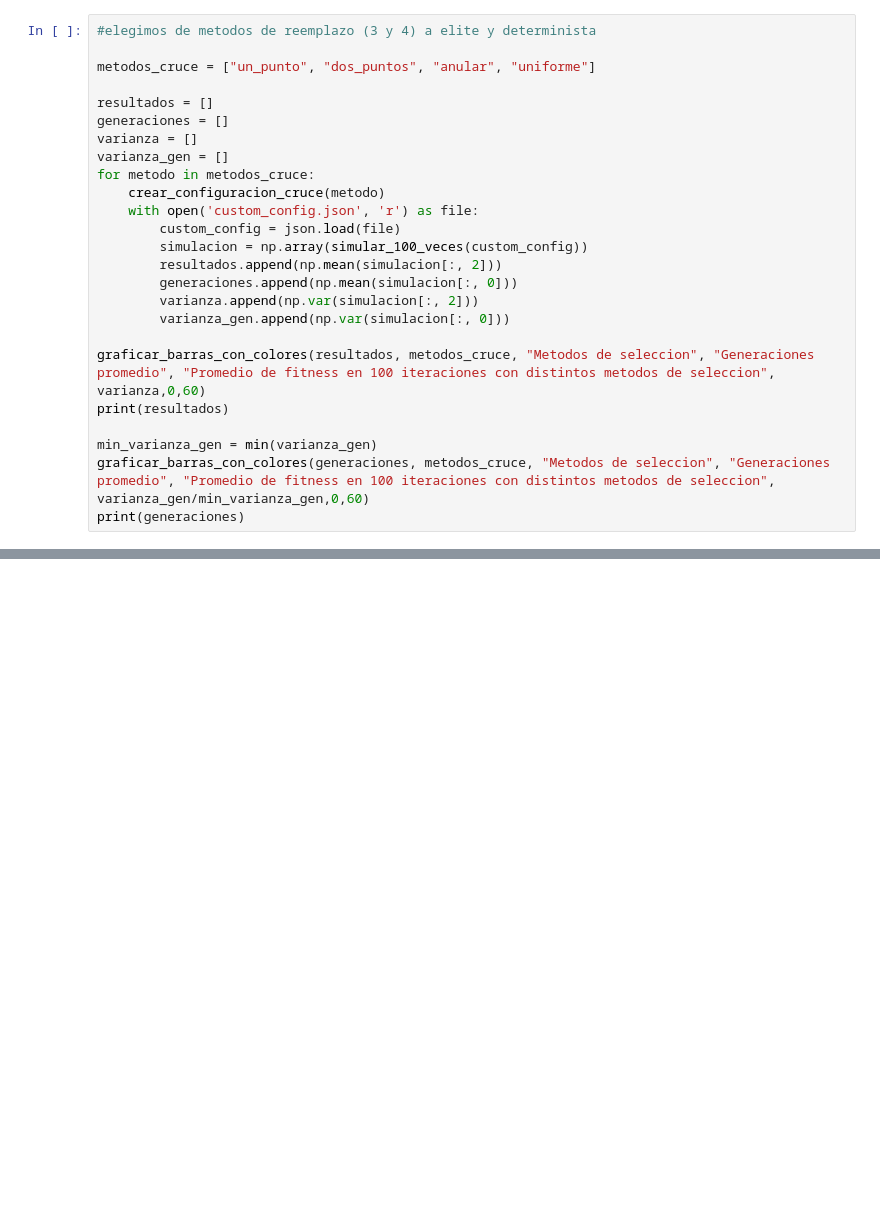
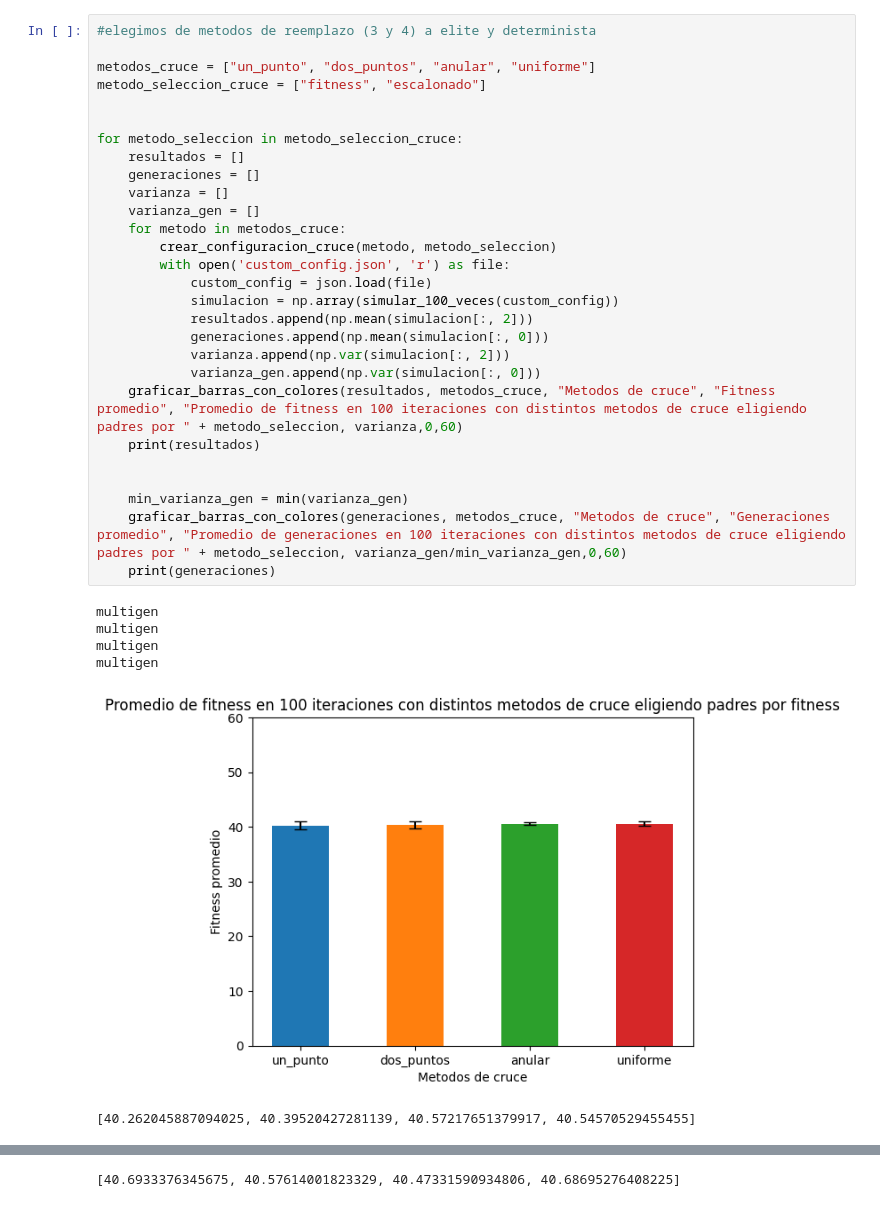
Before and after one commit to motegui/SIA-TP-S, a Jupyter notebook: TP2/TP2.ipynb, the cells around one changed output, grey strips where cells are left out. Cells and saved outputs as stored; diff of their text form; blank space fills up the shorter version.

```diff
--- a/TP2/TP2.ipynb
+++ b/TP2/TP2.ipynb
@@ -266,25 +266,35 @@ ranking         25.458639  18.621835
 # %%
 #elegimos de metodos de reemplazo (3 y 4) a elite y determinista
 
 metodos_cruce = ["un_punto", "dos_puntos", "anular", "uniforme"]
+metodo_seleccion_cruce = ["fitness", "escalonado"]
 
-resultados = []
-generaciones = []
-varianza = []
-varianza_gen = []
-for metodo in metodos_cruce:
-    crear_configuracion_cruce(metodo)
-    with open('custom_config.json', 'r') as file:
-        custom_config = json.load(file)
-        simulacion = np.array(simular_100_veces(custom_config))
-        resultados.append(np.mean(simulacion[:, 2]))
-        generaciones.append(np.mean(simulacion[:, 0]))
-        varianza.append(np.var(simulacion[:, 2]))
-        varianza_gen.append(np.var(simulacion[:, 0]))
 
-graficar_barras_con_colores(resultados, metodos_cruce, "Metodos de seleccion", "Generaciones promedio", "Promedio de fitness en 100 iteraciones con distintos metodos de seleccion", varianza,0,60)
-print(resultados)
+for metodo_seleccion in metodo_seleccion_cruce:
+    resultados = []
+    generaciones = []
+    varianza = []
+    varianza_gen = []
+    for metodo in metodos_cruce:
+        crear_configuracion_cruce(metodo, metodo_seleccion)
+        with open('custom_config.json', 'r') as file:
+            custom_config = json.load(file)
+            simulacion = np.array(simular_100_veces(custom_config))
+            resultados.append(np.mean(simulacion[:, 2]))
+            generaciones.append(np.mean(simulacion[:, 0]))
+            varianza.append(np.var(simulacion[:, 2]))
+            varianza_gen.append(np.var(simulacion[:, 0]))
+    graficar_barras_con_colores(resultados, metodos_cruce, "Metodos de cruce", "Fitness promedio", "Promedio de fitness en 100 iteraciones con distintos metodos de cruce eligiendo padres por " + metodo_seleccion, varianza,0,60)
+    print(resultados)
 
-min_varianza_gen = min(varianza_gen)
-graficar_barras_con_colores(generaciones, metodos_cruce, "Metodos de seleccion", "Generaciones promedio", "Promedio de fitness en 100 iteraciones con distintos metodos de seleccion", varianza_gen/min_varianza_gen,0,60)
-print(generaciones)
+
+    min_varianza_gen = min(varianza_gen)
+    graficar_barras_con_colores(generaciones, metodos_cruce, "Metodos de cruce", "Generaciones promedio", "Promedio de generaciones en 100 iteraciones con distintos metodos de cruce eligiendo padres por " + metodo_seleccion, varianza_gen/min_varianza_gen,0,60)
+    print(generaciones)
+# %% [output]
+multigen
+multigen
+multigen
+multigen
+[figure, added]
+[40.262045887094025, 40.39520427281139, 40.57217651379917, 40.54570529455455]
@@ -290,0 +308 @@ print(generaciones)
+[40.6933376345675, 40.57614001823329, 40.47331590934806, 40.68695276408225]
```
Also changed, not shown: parts of 12 cells of this notebook, 7 other files.
